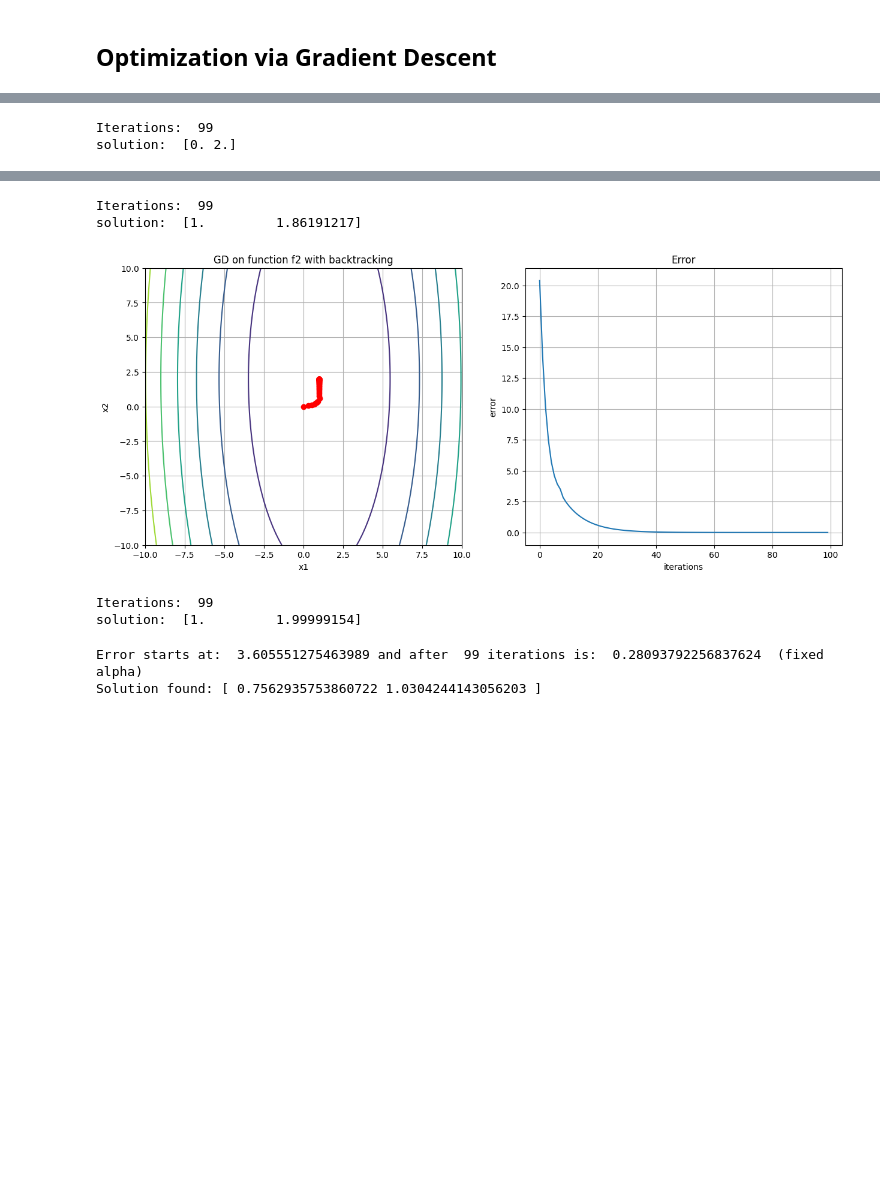
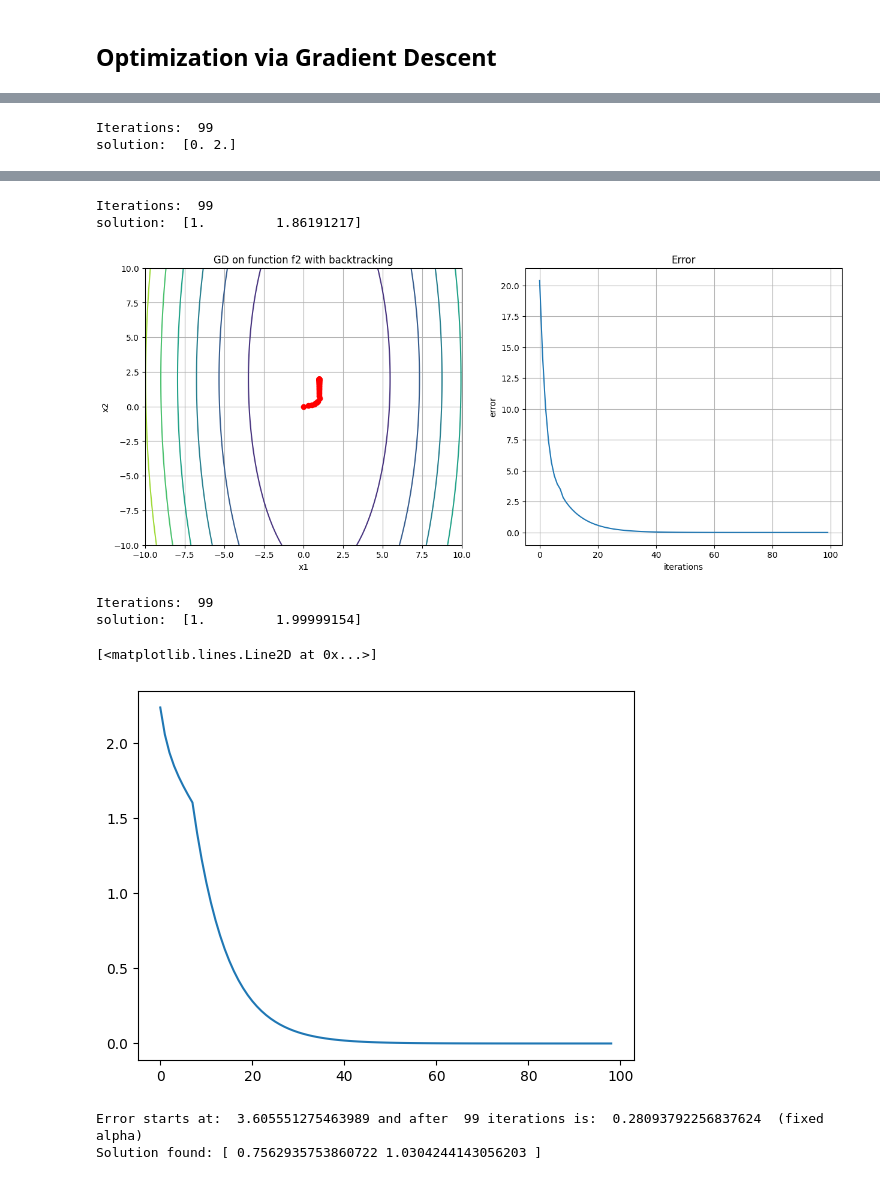
Before and after one commit to StefanoColamonaco/StatisticalAndMathematicalMethods, a Jupyter notebook: Homework3.ipynb, the cells around one changed output, grey strips where cells are left out. Cells and saved outputs as stored; diff of their text form; code cells hidden in the pictures; blank space fills up the shorter version.

```diff
--- a/Homework3.ipynb
+++ b/Homework3.ipynb
@@ -200,33 +207,40 @@ tolf = 1e-6
 tolx = 1e-6
 maxk = 100
 
 x, k, f_val, grads, err_val = GD(f2, grad_f2, x0, tolf, tolx, maxk, back=False, alpha=1e-1)
 plot_GD(x, k, f_val, grads, err_val, f2, title="GD on function f2 with fixed alpha=1e-1")
 
 x0 = [1,1]
 tolf = 1e-6
 tolx = 1e-6
 maxk = 100
 
 x, k, f_val, grads, err_val = GD(f2, grad_f2, x0, tolf, tolx, maxk, back=False, alpha=1e-2)
 plot_GD(x, k, f_val, grads, err_val, f2, title="GD on function f2 with fixed alpha=1e-2")
 
 x0 = [0,0]
 tolf = 1e-6
 tolx = 1e-6
 maxk = 100
 x, k, f_val, grads, err_val = GD(f2, grad_f2, x0, tolf, tolx, maxk, back=True)
 plot_GD(x, k, f_val, grads, err_val, f2, title="GD on function f2 with backtracking")
+
+diff = []
+for k_ in range(k):
+    diff.append(np.linalg.norm(np.array([1,2]) - x[:,k_]))
+plt.plot(range(k),diff)
 # %% [output]
 [figure]
 Iterations:  99
 solution:  [0. 2.]
 [figure]
 Iterations:  99
 solution:  [1.         1.86191217]
 [figure]
 Iterations:  99
 solution:  [1.         1.99999154]
+[<matplotlib.lines.Line2D at 0x...>]
+[figure, added]
 # %%
 # GD on function f3
 
```
Also changed, not shown: parts of 6 cells of this notebook.
